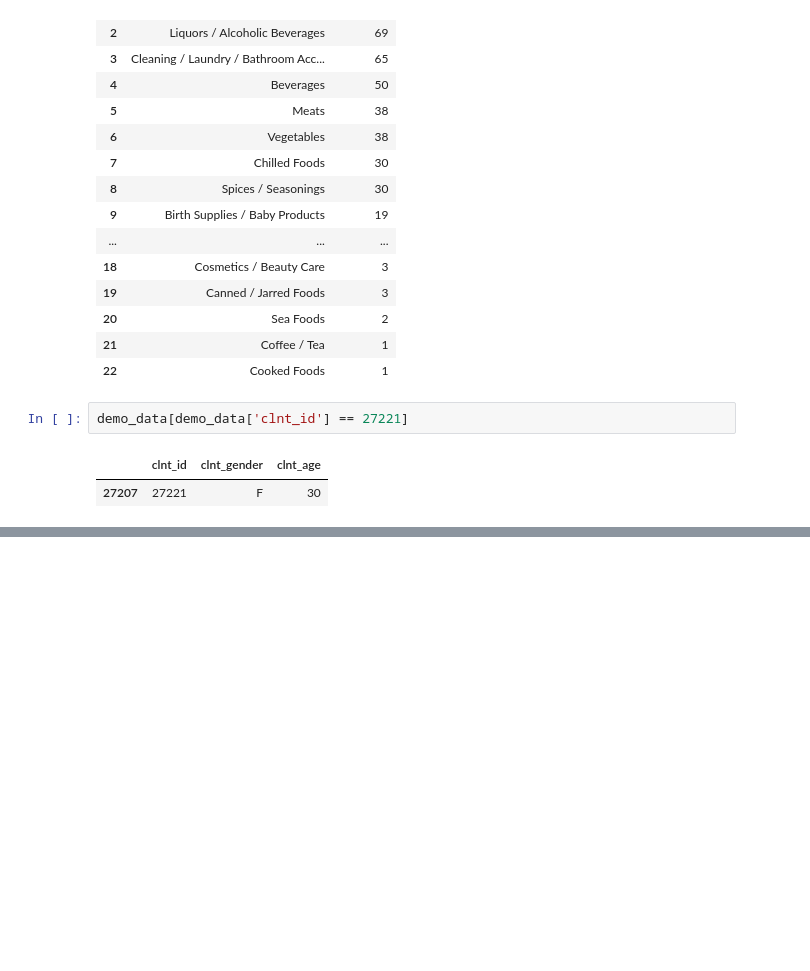
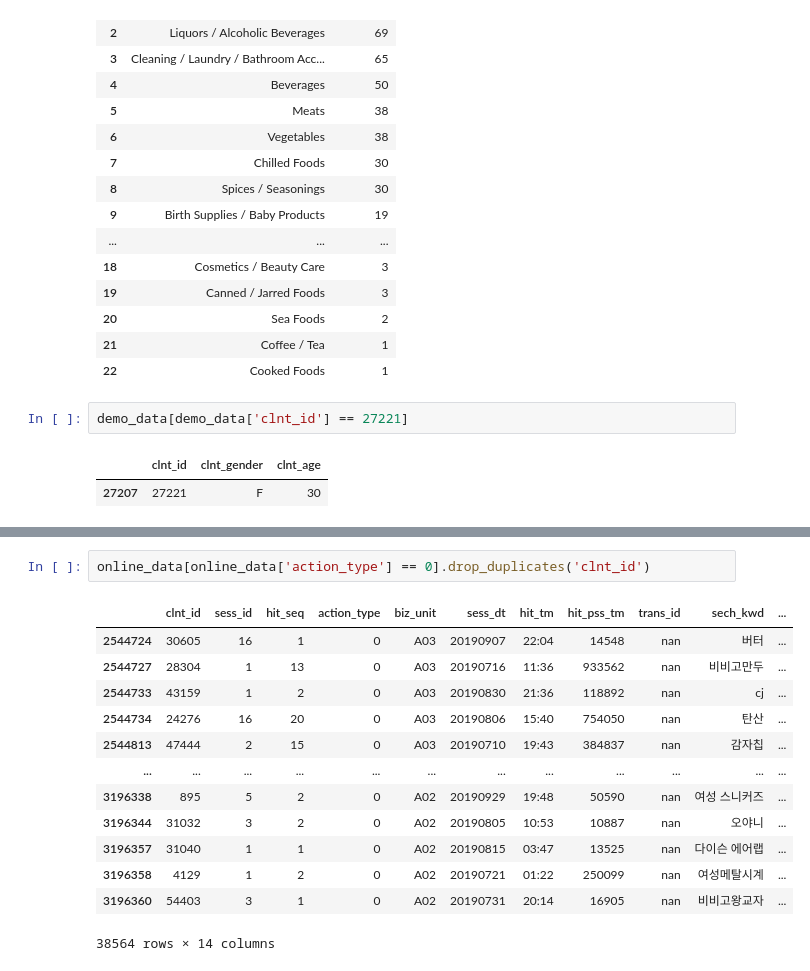
Before and after one commit to Gyeol0/Personalized-Content-Recommendation, a Jupyter notebook: EDA.ipynb, the cells around one changed output, grey strips where cells are left out. Drawn from its saved outputs; the diff is of its cells as text; blank space fills up the shorter version.

```diff
--- a/EDA.ipynb
+++ b/EDA.ipynb
@@ -1030,0 +1061,16 @@ demo_data[demo_data['clnt_id'] == 27221]
+# %%
+online_data[online_data['action_type'] == 0].drop_duplicates('clnt_id')
+# %% [output]
+|  | clnt_id | sess_id | hit_seq | action_type | biz_unit | sess_dt | hit_tm | hit_pss_tm | trans_id | sech_kwd | ... |
+| 2544724 | 30605 | 16 | 1 | 0 | A03 | 20190907 | 22:04 | 14548 | nan | 버터 | ... |
+| 2544727 | 28304 | 1 | 13 | 0 | A03 | 20190716 | 11:36 | 933562 | nan | 비비고만두 | ... |
+| 2544733 | 43159 | 1 | 2 | 0 | A03 | 20190830 | 21:36 | 118892 | nan | cj | ... |
+| 2544734 | 24276 | 16 | 20 | 0 | A03 | 20190806 | 15:40 | 754050 | nan | 탄산 | ... |
+| 2544813 | 47444 | 2 | 15 | 0 | A03 | 20190710 | 19:43 | 384837 | nan | 감자칩 | ... |
+| ... | ... | ... | ... | ... | ... | ... | ... | ... | ... | ... | ... |
+| 3196338 | 895 | 5 | 2 | 0 | A02 | 20190929 | 19:48 | 50590 | nan | 여성 스니커즈 | ... |
+| 3196344 | 31032 | 3 | 2 | 0 | A02 | 20190805 | 10:53 | 10887 | nan | 오야니 | ... |
+| 3196357 | 31040 | 1 | 1 | 0 | A02 | 20190815 | 03:47 | 13525 | nan | 다이슨 에어랩 | ... |
+| 3196358 | 4129 | 1 | 2 | 0 | A02 | 20190721 | 01:22 | 250099 | nan | 여성메탈시계 | ... |
+| 3196360 | 54403 | 3 | 1 | 0 | A02 | 20190731 | 20:14 | 16905 | nan | 비비고왕교자 | ... |
+38564 rows × 14 columns
```
Also changed, not shown: parts of 6 cells of this notebook.
